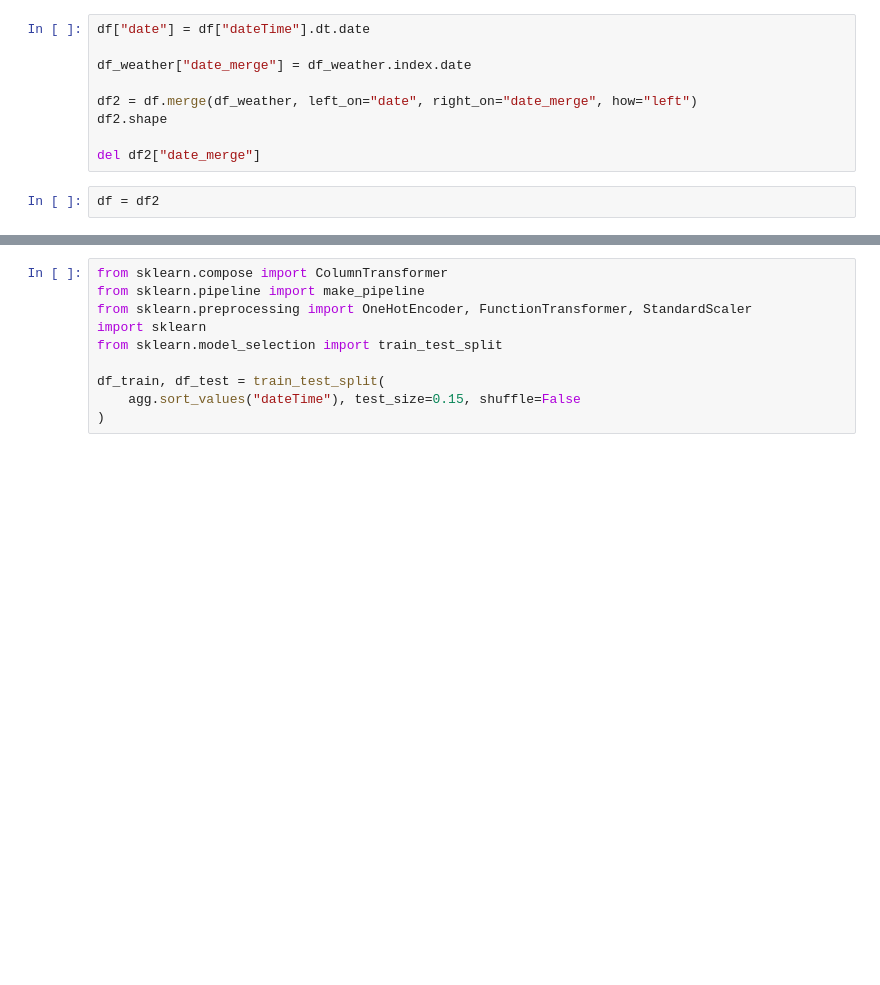
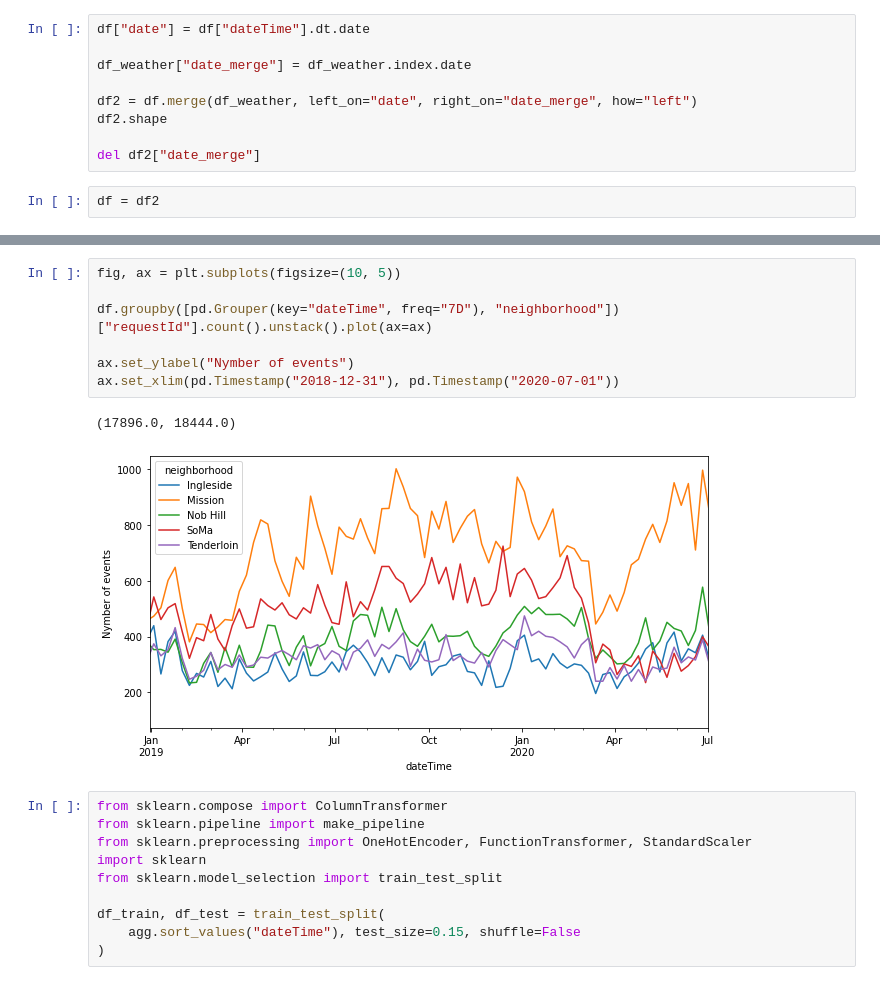
Before and after one commit to beni20/predicting-safety-events-in-us-cities-with-machine-learning, a Jupyter notebook: Milestone-6.ipynb, the cells around one changed output, grey strips where cells are left out. Saved outputs shown, nothing was run; the diff lists cells and outputs as text; blank space fills up the shorter version.

```diff
--- a/Milestone-6.ipynb
+++ b/Milestone-6.ipynb
@@ -161,3 +161,13 @@ agg.sort_values("dateTime")
+# %%
+fig, ax = plt.subplots(figsize=(10, 5))
+
+df.groupby([pd.Grouper(key="dateTime", freq="7D"), "neighborhood"])["requestId"].count().unstack().plot(ax=ax)
+
+ax.set_ylabel("Nymber of events")
+ax.set_xlim(pd.Timestamp("2018-12-31"), pd.Timestamp("2020-07-01"))
+# %% [output]
+(17896.0, 18444.0)
+[figure, added]
 # %%
 from sklearn.compose import ColumnTransformer
 from sklearn.pipeline import make_pipeline
```
Also changed, not shown: parts of 4 cells of this notebook.
